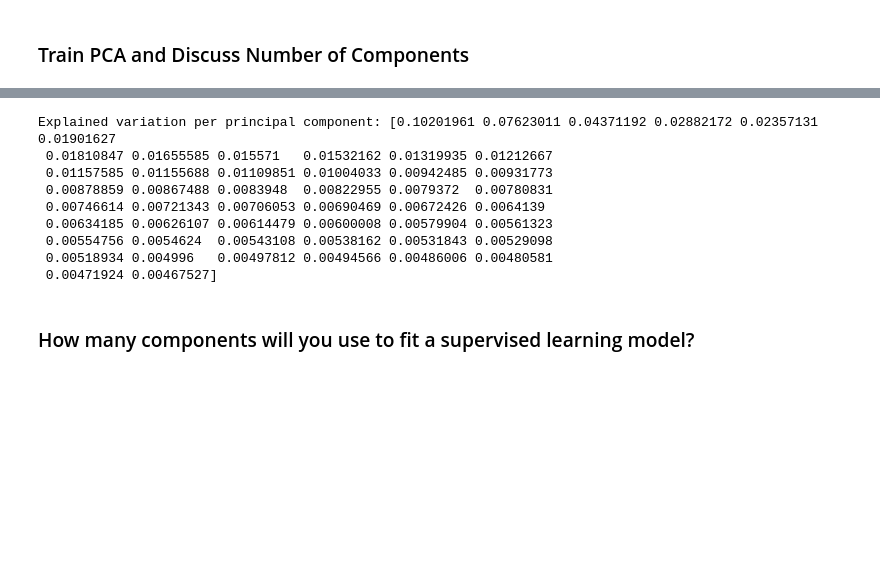
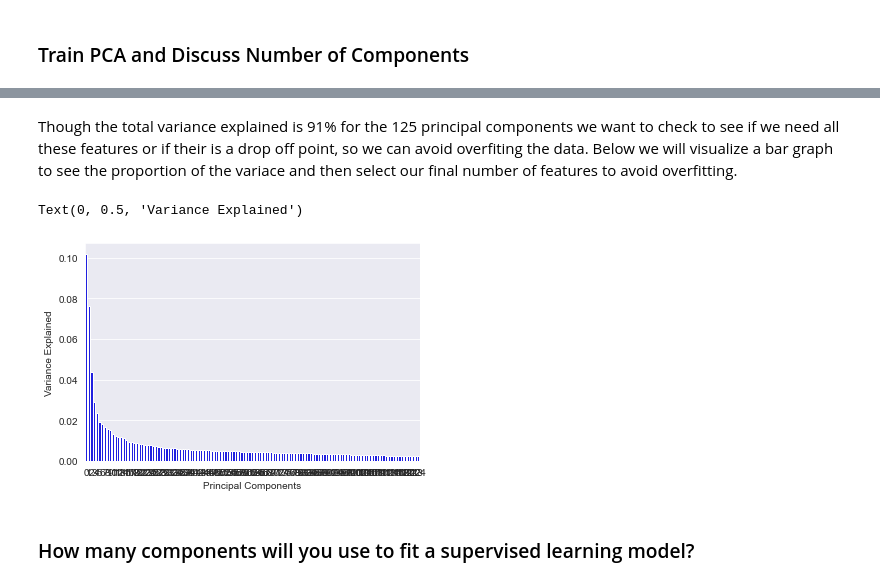
Before and after one commit to aramburoc/CSS_Project4_Corrine, a Jupyter notebook: Project 4 Students.ipynb, the cells around one changed output, grey strips where cells are left out. Cells and saved outputs as stored; diff of their text form; code cells hidden in the pictures; blank space fills up the shorter version.

```diff
--- a/Project 4 Students.ipynb
+++ b/Project 4 Students.ipynb
@@ -128,22 +171,26 @@ pca_df.head()
+# %% [markdown]
+Though the total variance explained is 91% for the 125 principal components we want to check to see if we need
+all these features or if their is a drop off point, so we can avoid overfiting the data.
+Below we will visualize a bar graph to see the proportion of the variace and then select our final number of
+features to avoid overfitting.
 # %%
+pca_125_final_df = pd.DataFrame({"Variance":pca_125.explained_variance_ratio_,
+                                 "Principal Components":features})
+
+sns.barplot(x = "Principal Components", y = "Variance",
+            data = pca_125_final_df, color = "b")
+plt.xlabel("Principal Components")
+plt.ylabel("Variance Explained")
+
 ## Your Answer Here
 
 #plot the features = range- list of the number of features
 #plot.bar (features)
 #then explained variance
 #then bar plot of the explained variance for the different components
 #explain the variance
+# %% [output]
+Text(0, 0.5, 'Variance Explained')
+[figure, added]
-# %%
-print('Explained variation per principal component: {}'.format(pca.explained_variance_ratio_))
-# %% [output]
-Explained variation per principal component: [0.10201961 0.07623011 0.04371192 0.02882172 0.02357131 0.01901627
- 0.01810847 0.01655585 0.015571   0.01532162 0.01319935 0.01212667
- 0.01157585 0.01155688 0.01109851 0.01004033 0.00942485 0.00931773
- 0.00878859 0.00867488 0.0083948  0.00822955 0.0079372  0.00780831
- 0.00746614 0.00721343 0.00706053 0.00690469 0.00672426 0.0064139
- 0.00634185 0.00626107 0.00614479 0.00600008 0.00579904 0.00561323
- 0.00554756 0.0054624  0.00543108 0.00538162 0.00531843 0.00529098
- 0.00518934 0.004996   0.00497812 0.00494566 0.00486006 0.00480581
- 0.00471924 0.00467527]
 # %% [markdown]
 ### How many components will you use to fit a supervised learning model?
```
Also changed, not shown: parts of 24 cells of this notebook.
